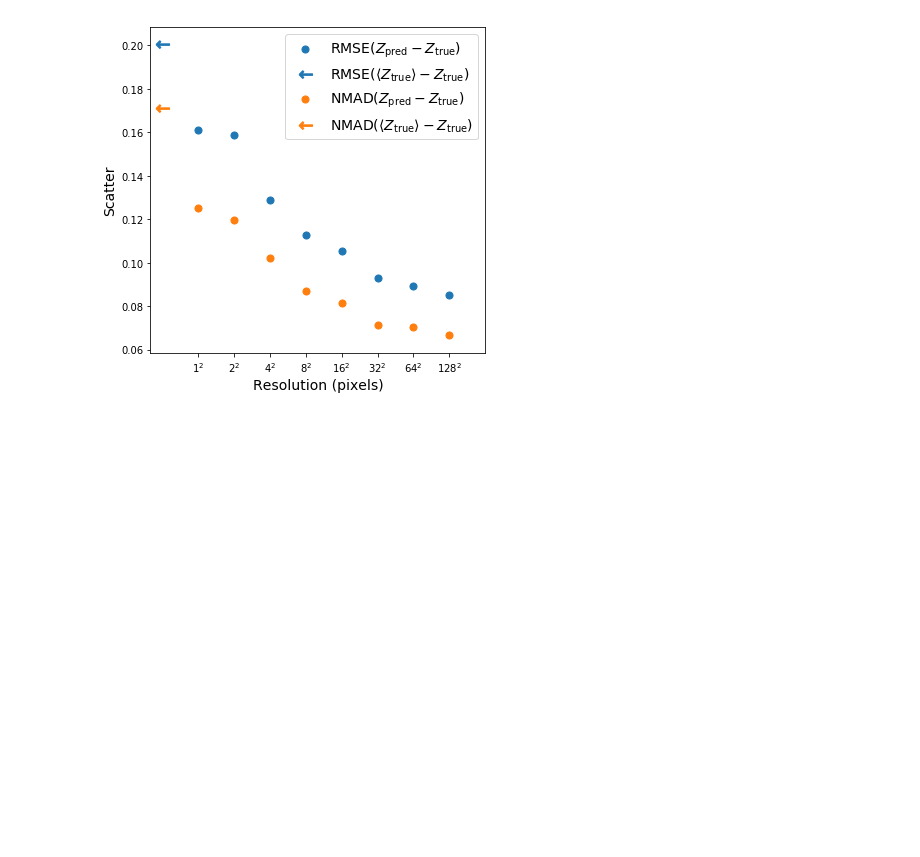
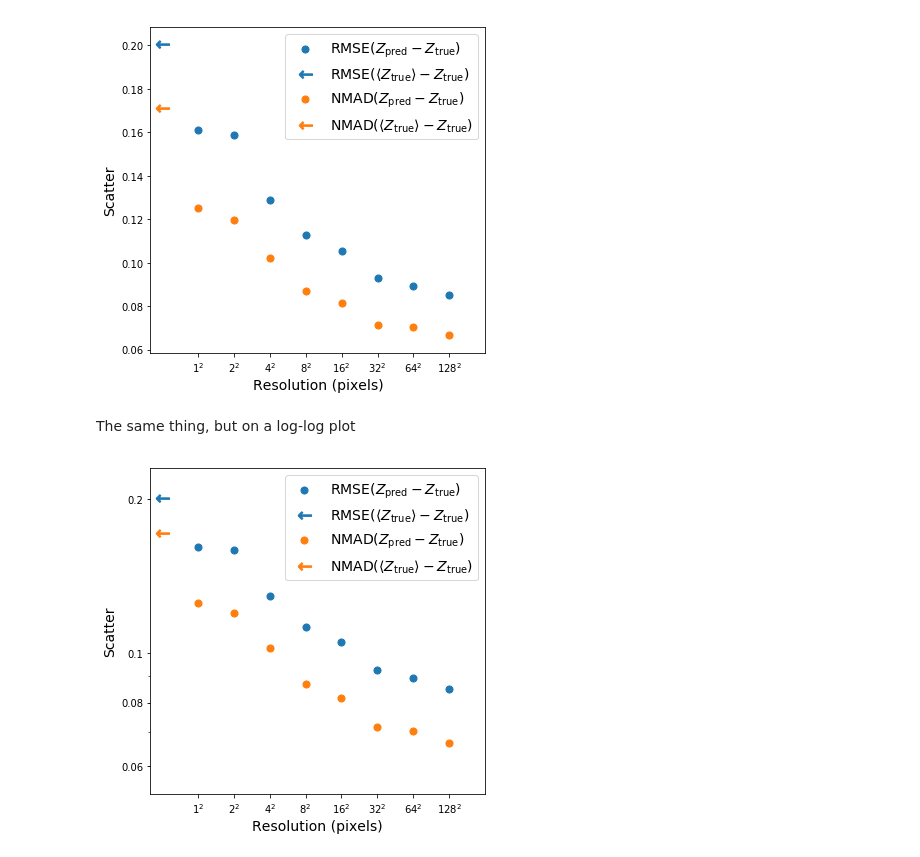
Before and after one commit to jwuphysics/galaxy-cnns, a Jupyter notebook: notebook/paper/03-resolution_effects.ipynb, the cells around one changed output. Drawn from its saved outputs; the diff is of its cells as text; code cells hidden in the pictures; blank space fills up the shorter version.

Commit message:
try log-log plot and look at NMAD/RMSE

```diff
--- a/notebook/paper/03-resolution_effects.ipynb
+++ b/notebook/paper/03-resolution_effects.ipynb
@@ -122,3 +122,47 @@ ax.legend(fontsize=14);
 fig.savefig(f'{PATH}/results/03-resolution.pdf')
 # %% [output]
 [figure]
+# %% [markdown]
+The same thing, but on a log-log plot
+# %%
+fig, ax = plt.subplots(1, 1, figsize=(6, 6))
+
+sizes = [128, 64, 32, 16, 8, 4, 2, 1]
+rmses = []
+nmads = []
+for sz in sizes:
+    preds = pd.read_csv(f'{PATH}/catalogs/predictions_{sz}-oh_p50.csv', index_col=0)
+
+    rmses.append(rmse(preds.prediction - preds.oh_p50))
+    nmads.append(nmad(preds.prediction - preds.oh_p50))
+
+# compute random scatter about median in total sample
+intrinsic_rmse = rmse(preds.oh_p50 - np.mean(preds.oh_p50))
+intrinsic_nmad = nmad(preds.oh_p50 - np.mean(preds.oh_p50))
+
+ax.scatter(sizes, rmses, c='C0', s=50, label=r'RMSE($Z_{\rm pred} - Z_{\rm true}$)')
+ax.scatter(0.5, intrinsic_rmse, marker='$\u2190$', s=200, c='C0', label=r'RMSE($\langle Z_{\rm true}\rangle - Z_{\rm true}$)')
+ax.scatter(sizes, nmads, c='C1', s=50, label=r'NMAD($Z_{\rm pred} - Z_{\rm true}$)')
+ax.scatter(0.5, intrinsic_nmad, marker='$\u2190$', s=200, c='C1', label=r'NMAD($\langle Z_{\rm true}\rangle - Z_{\rm true}$)')
+
+
+ax.set_xscale('log')
+ax.minorticks_off()
+ax.set_xticks(list(reversed(sizes)), minor=False)
+ax.set_xticklabels(list(reversed([str(s) + r'$^2$' for s in sizes])))
+
+ax.set_yscale('log')
+ax.yaxis.set_minor_formatter(matplotlib.ticker.NullFormatter())
+ax.set_yticks([.06, .08, 0.1, 0.2])
+ax.set_yticklabels([.06, .08, 0.1, 0.2])
+
+ax.set_xlim(0.4, 256)
+ax.set_xlabel('Resolution (pixels)', fontsize=14)
+ax.set_ylim(0.053, 0.23)
+ax.set_ylabel('Scatter', fontsize=14)
+
+ax.legend(fontsize=14);
+
+#fig.savefig(f'{PATH}/results/03-resolution.pdf')
+# %% [output]
+[figure, added]
```
Also changed, not shown: parts of 1 cell of this notebook, 1 other file.
